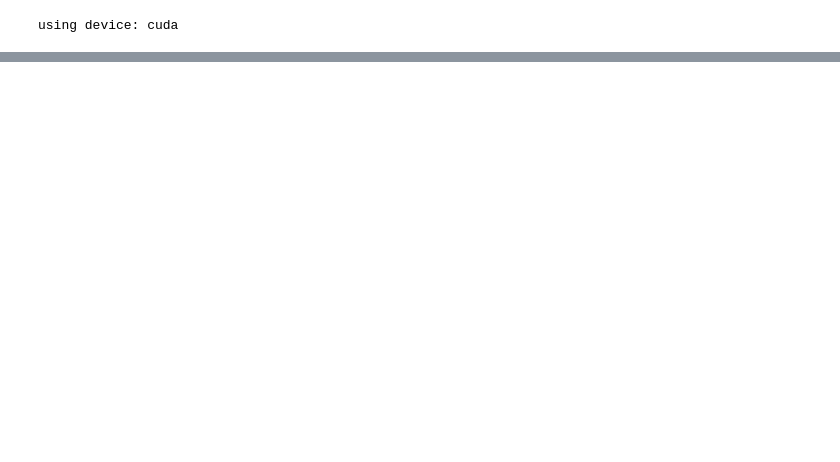
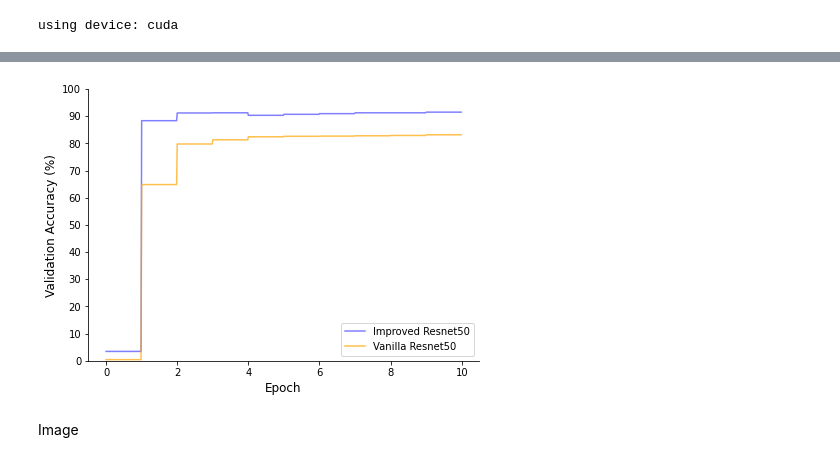
Before and after one commit to HinanawiTS/Wildlife-Classification-with-Deep-Learning, a Jupyter notebook: ResnetBaseline.ipynb, the cells around one changed output, grey strips where cells are left out. Cells and saved outputs as stored; diff of their text form; code cells hidden in the pictures; blank space fills up the shorter version.

```diff
--- a/ResnetBaseline.ipynb
+++ b/ResnetBaseline.ipynb
@@ -212,3 +254,21 @@ train_part34(model, optimizer, epochs = 127)
+# %%
+plt.figure(figsize = (7, 5))
+
+vaplt = sns.lineplot(x = 'x', y = 'z', data = vii, label = "Improved Resnet50", color = "blue", alpha = 0.5)
+vaplt = sns.lineplot(x = 'x', y = 'z', data = vo, label = "Vanilla Resnet50", color = "orange", alpha = 0.7)
+
+plt.ylim(0, 1)
+plt.yticks(np.arange(0, 1 + 0.01, 0.1), np.arange(0, 27 + 73 + 1, 10))
+
+plt.xlabel("Epoch", fontsize = 12)
+plt.ylabel("Validation Accuracy (%)", fontsize = 12)
+
+vaplt.spines['top'].set_visible(False)
+vaplt.spines['right'].set_visible(False)
+# %% [output]
+[figure, added]
+# %% [markdown]
+Image
 # %%
 import cv2
 from os import listdir
```
Also changed, not shown: parts of 14 cells of this notebook.
